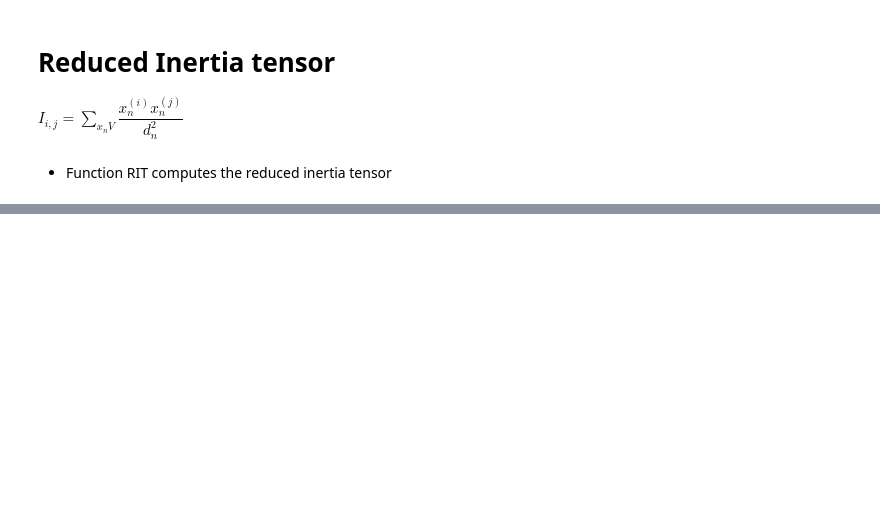
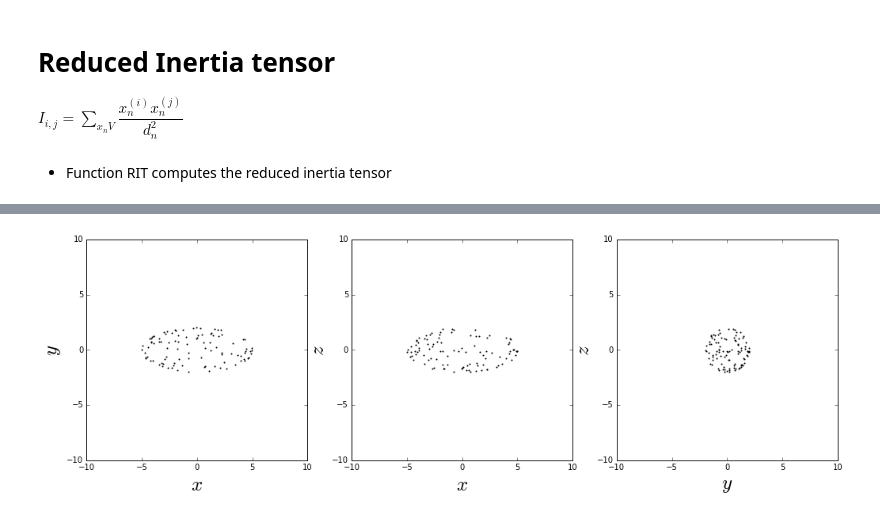
Before and after one commit to jngaravitoc/shapes, a Jupyter notebook: Inertia_tensor_method.ipynb, the cells around one changed output, grey strips where cells are left out. Cells and saved outputs as stored; diff of their text form; code cells hidden in the pictures; blank space fills up the shorter version.

```diff
--- a/Inertia_tensor_method.ipynb
+++ b/Inertia_tensor_method.ipynb
@@ -187,0 +141,14 @@ TypeError: float() argument must be a string or a number
+# %%
+def Ellipsoid(a, b, c):
+    theta = np.random.rand(100) * 2 - 1
+    phi = (np.random.rand(100) * 2 * pi)
+    x = a * sin(arccos(theta)) * cos(phi)
+    y = b * sin(arccos(theta)) * sin(phi)
+    z = c * cos(arccos(theta))
+    return x, y, z
+# %%
+xe, ye, ze = Ellipsoid(5, 2, 2)
+# %%
+projection(xe, ye, ze)
+# %% [output]
+[figure, added]
```
Also changed, not shown: parts of 33 cells of this notebook.
